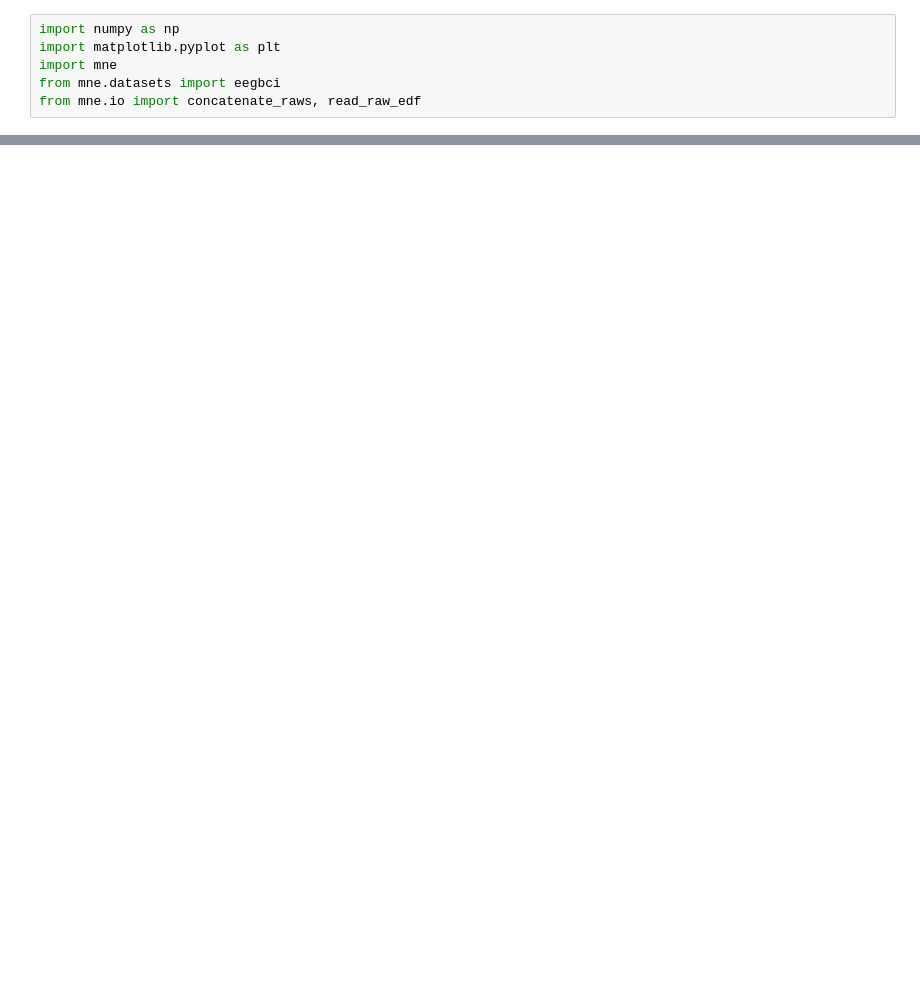
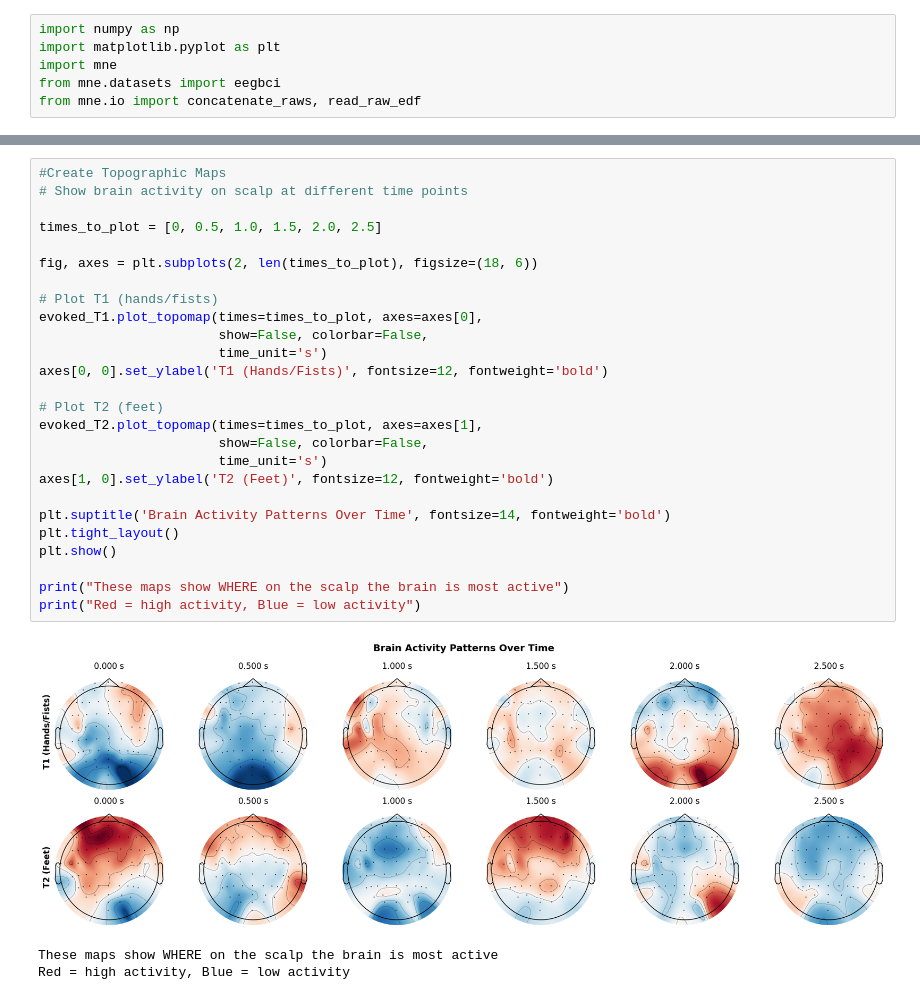
Before and after one commit to ahtashamilyas/Advance-Machine-Learning, a Jupyter notebook: Mini_Project/main.ipynb, the cells around one changed output, grey strips where cells are left out. Saved outputs shown, nothing was run; the diff lists cells and outputs as text; blank space fills up the shorter version.

```diff
--- a/Mini_Project/main.ipynb
+++ b/Mini_Project/main.ipynb
@@ -129,0 +281,30 @@ T2 = Right/Both feet imagery
+# %%
+#Create Topographic Maps
+# Show brain activity on scalp at different time points
+
+times_to_plot = [0, 0.5, 1.0, 1.5, 2.0, 2.5]
+
+fig, axes = plt.subplots(2, len(times_to_plot), figsize=(18, 6))
+
+# Plot T1 (hands/fists)
+evoked_T1.plot_topomap(times=times_to_plot, axes=axes[0],
+                       show=False, colorbar=False,
+                       time_unit='s')
+axes[0, 0].set_ylabel('T1 (Hands/Fists)', fontsize=12, fontweight='bold')
+
+# Plot T2 (feet)
+evoked_T2.plot_topomap(times=times_to_plot, axes=axes[1],
+                       show=False, colorbar=False,
+                       time_unit='s')
+axes[1, 0].set_ylabel('T2 (Feet)', fontsize=12, fontweight='bold')
+
+plt.suptitle('Brain Activity Patterns Over Time', fontsize=14, fontweight='bold')
+plt.tight_layout()
+plt.show()
+
+print("These maps show WHERE on the scalp the brain is most active")
+print("Red = high activity, Blue = low activity")
+# %% [output]
+[figure, added]
+These maps show WHERE on the scalp the brain is most active
+Red = high activity, Blue = low activity
```
Also changed, not shown: parts of 14 cells of this notebook.
